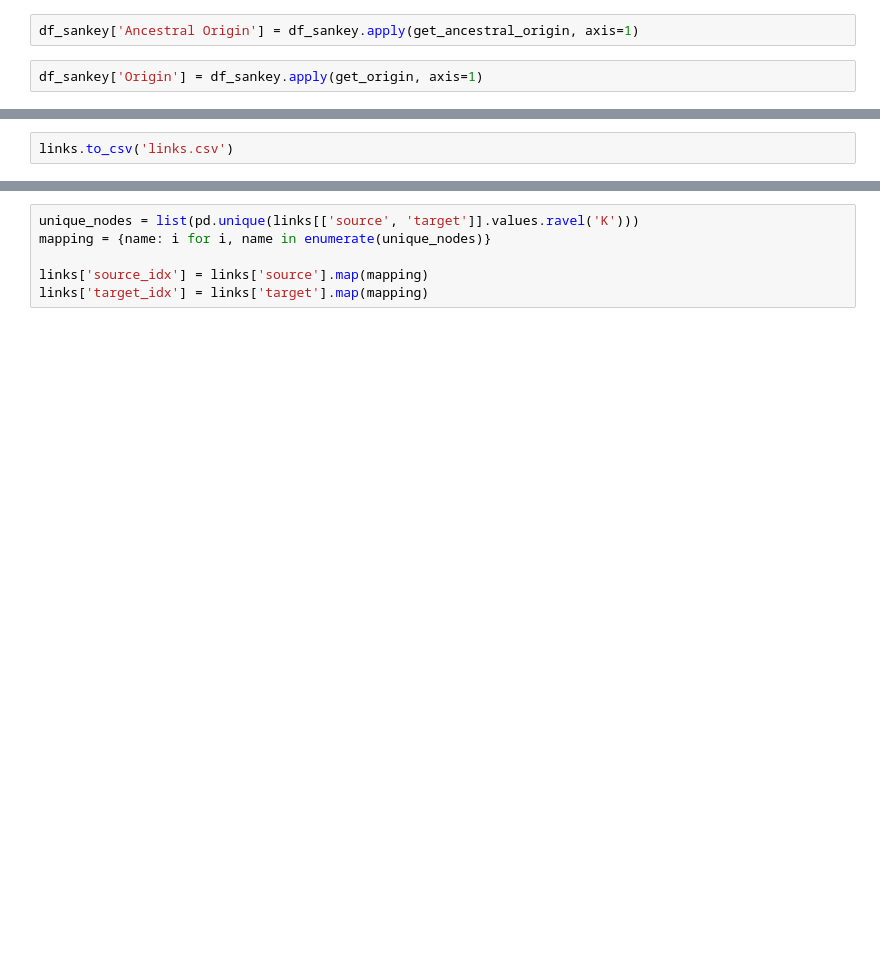
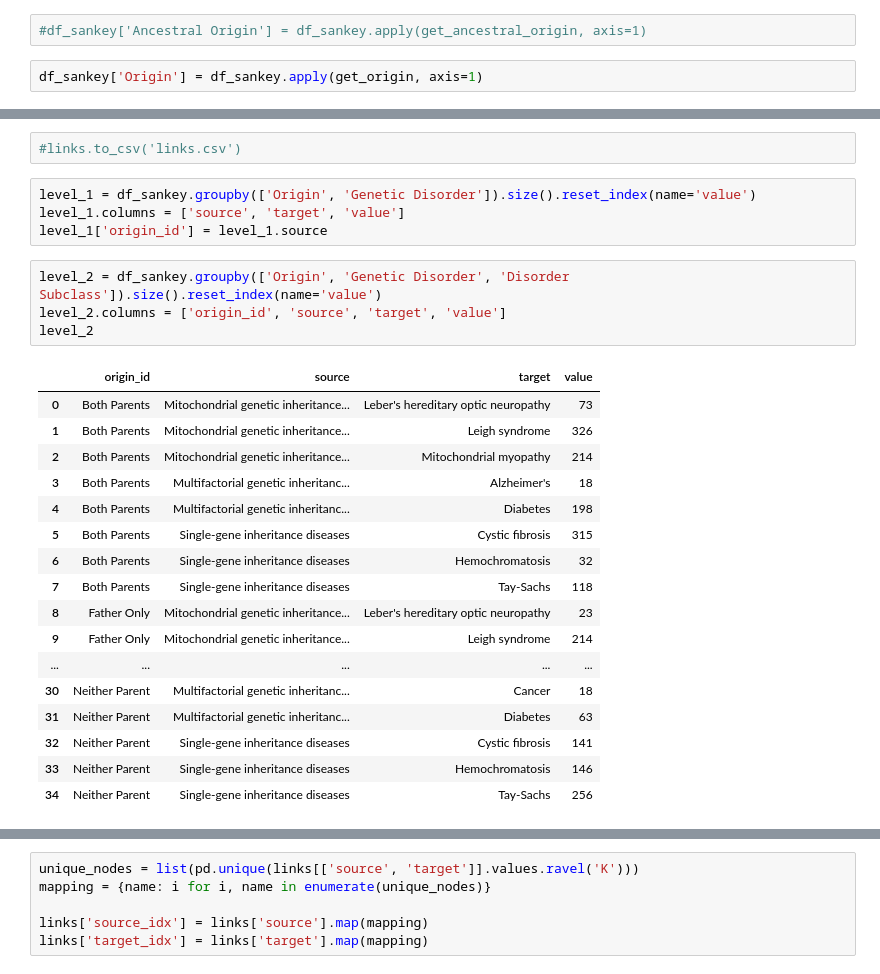
Before and after one commit to AlexChenS/ds4200-final-project, a Jupyter notebook: preprocess.ipynb, the cells around one changed output, grey strips where cells are left out. Saved outputs shown, nothing was run; the diff lists cells and outputs as text; blank space fills up the shorter version.

Commit message:
fixed sankey

```diff
--- a/preprocess.ipynb
+++ b/preprocess.ipynb
@@ -132,7 +132,7 @@ def get_ancestral_origin(row):
     if dad:         return 'Paternal Only'
     return 'Neither Ancestral'
 # %%
-df_sankey['Ancestral Origin'] = df_sankey.apply(get_ancestral_origin, axis=1)
+#df_sankey['Ancestral Origin'] = df_sankey.apply(get_ancestral_origin, axis=1)
 # %%
 df_sankey['Origin'] = df_sankey.apply(get_origin, axis=1)
 # %%
@@ -173,4 +168,30 @@ links
 | 126 | Single-gene inheritance diseases | Tay-Sachs | 64 | Paternal Only | Neither Parent |
 191 rows × 5 columns
 # %%
-links.to_csv('links.csv')
+#links.to_csv('links.csv')
+# %%
+level_1 = df_sankey.groupby(['Origin', 'Genetic Disorder']).size().reset_index(name='value')
+level_1.columns = ['source', 'target', 'value']
+level_1['origin_id'] = level_1.source
+# %%
+level_2 = df_sankey.groupby(['Origin', 'Genetic Disorder', 'Disorder Subclass']).size().reset_index(name='value')
+level_2.columns = ['origin_id', 'source', 'target', 'value']
+level_2
+# %% [output]
+|  | origin_id | source | target | value |
+| 0 | Both Parents | Mitochondrial genetic inheritance... | Leber's hereditary optic neuropathy | 73 |
+| 1 | Both Parents | Mitochondrial genetic inheritance... | Leigh syndrome | 326 |
+| 2 | Both Parents | Mitochondrial genetic inheritance... | Mitochondrial myopathy | 214 |
+| 3 | Both Parents | Multifactorial genetic inheritanc... | Alzheimer's | 18 |
+| 4 | Both Parents | Multifactorial genetic inheritanc... | Diabetes | 198 |
+| 5 | Both Parents | Single-gene inheritance diseases | Cystic fibrosis | 315 |
+| 6 | Both Parents | Single-gene inheritance diseases | Hemochromatosis | 32 |
+| 7 | Both Parents | Single-gene inheritance diseases | Tay-Sachs | 118 |
+| 8 | Father Only | Mitochondrial genetic inheritance... | Leber's hereditary optic neuropathy | 23 |
+| 9 | Father Only | Mitochondrial genetic inheritance... | Leigh syndrome | 214 |
+| ... | ... | ... | ... | ... |
+| 30 | Neither Parent | Multifactorial genetic inheritanc... | Cancer | 18 |
+| 31 | Neither Parent | Multifactorial genetic inheritanc... | Diabetes | 63 |
+| 32 | Neither Parent | Single-gene inheritance diseases | Cystic fibrosis | 141 |
+| 33 | Neither Parent | Single-gene inheritance diseases | Hemochromatosis | 146 |
+| 34 | Neither Parent | Single-gene inheritance diseases | Tay-Sachs | 256 |
```
Also changed, not shown: parts of 10 cells of this notebook, 3 other files.
